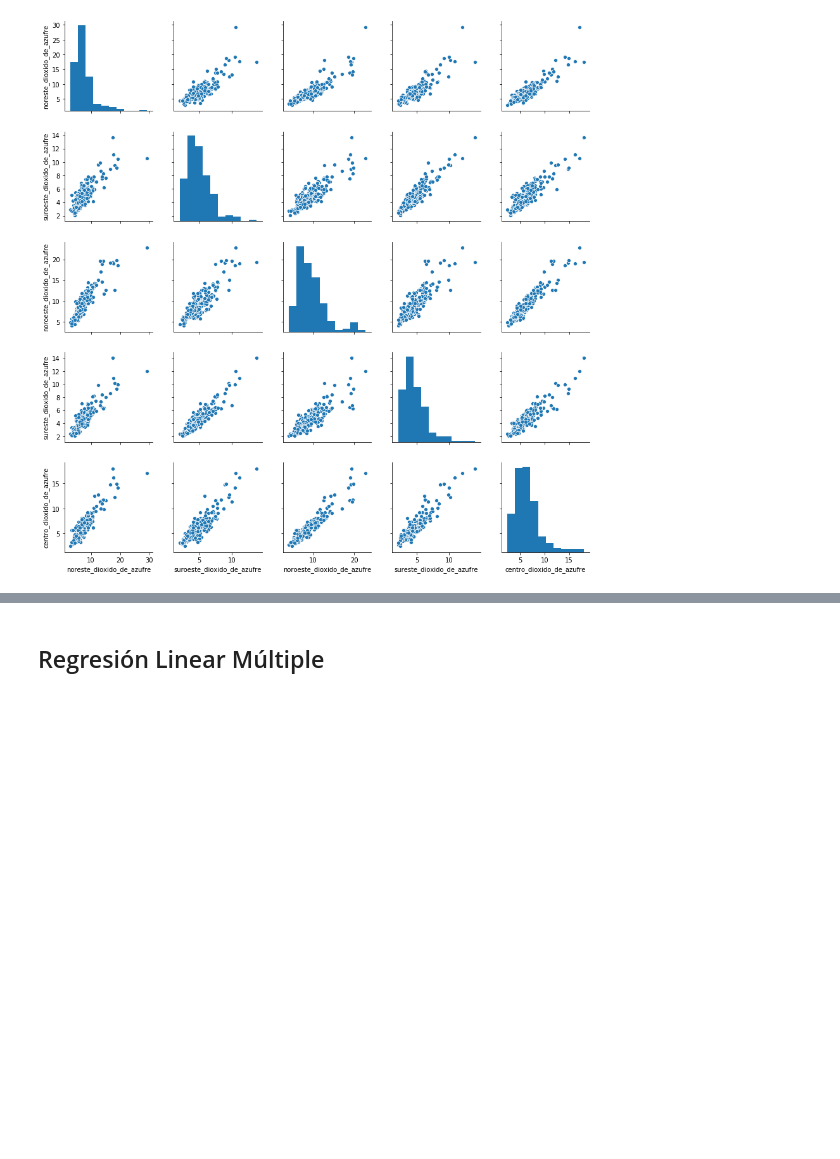
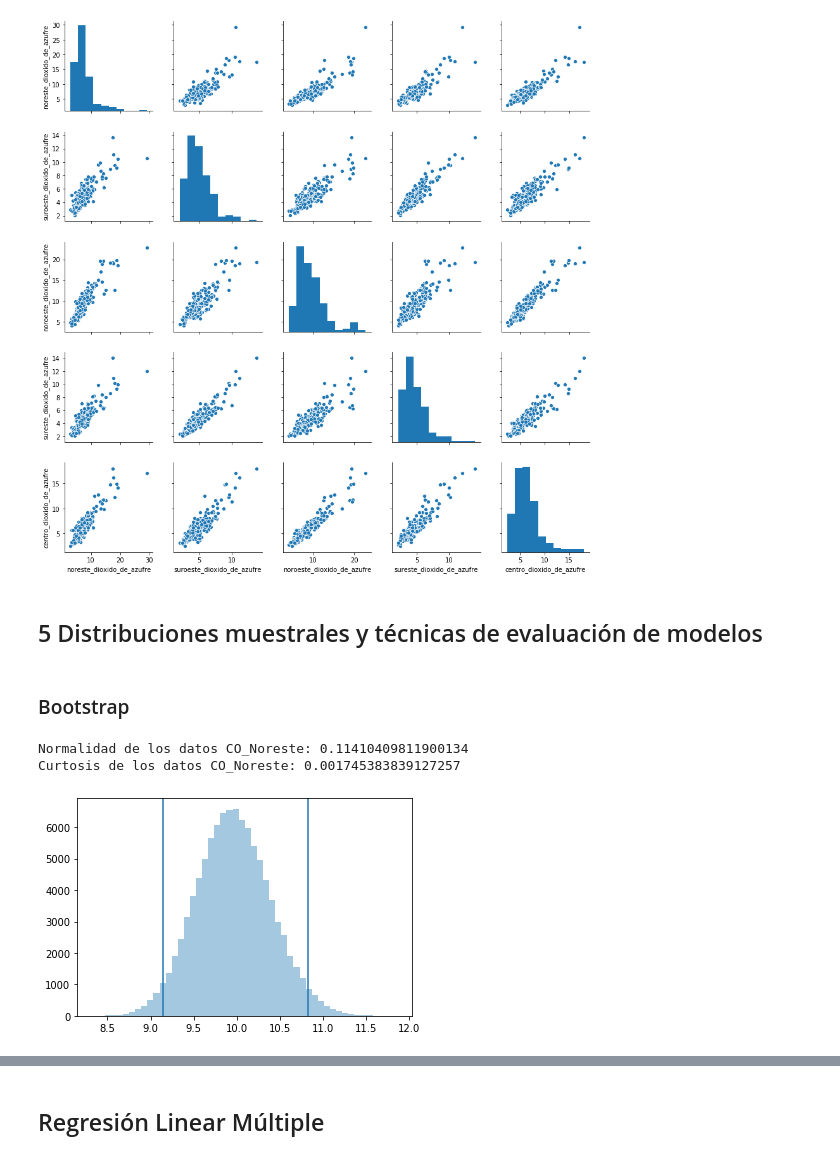
Before and after one commit to BettySanchez7/AirDataMx, a Jupyter notebook: Notebooks/libreta_modulo4.ipynb, the cells around one changed output, grey strips where cells are left out. Saved outputs shown, nothing was run; the diff lists cells and outputs as text; code cells hidden in the pictures; blank space fills up the shorter version.

Commit message:
Obteniendo curtosis

```diff
--- a/Notebooks/libreta_modulo4.ipynb
+++ b/Notebooks/libreta_modulo4.ipynb
@@ -215,3 +217,29 @@ sns.pairplot(PM10_mensual);
 sns.pairplot(SO2_mensual);
 # %% [output]
 [figure]
+# %% [markdown]
+## 5 Distribuciones muestrales y técnicas de evaluación de modelos
+# %% [markdown]
+### Bootstrap
+# %%
+#suroeste_monoxido_de_carbono,noroeste_monoxido_de_carbono,sureste_monoxido_de_carbono,centro_monoxido_de_carbono
+co_noreste = CO_mensual['noreste_monoxido_de_carbono']
+means = []
+
+for i in range(100_000):
+    ej = co_noreste.sample(n=50, replace=True)
+    means.append(ej.mean())
+
+serie_co_noreste = pd.Series(means)
+
+limite_inferior = serie_co_noreste.quantile(0.025)
+limite_superior = serie_co_noreste.quantile(0.975)
+print(f'Normalidad de los datos CO_Noreste: {serie_co_noreste.skew()}')
+print(f'Curtosis de los datos CO_Noreste: {serie_co_noreste.kurtosis()}')
+sns.distplot(serie_co_noreste, kde=False, norm_hist=False)
+plt.axvline(limite_inferior)
+plt.axvline(limite_superior);
+# %% [output]
+Normalidad de los datos CO_Noreste: 0.11410409811900134
+Curtosis de los datos CO_Noreste: 0.001745383839127257
+[figure, added]
```
Also changed, not shown: parts of 5 cells of this notebook.
